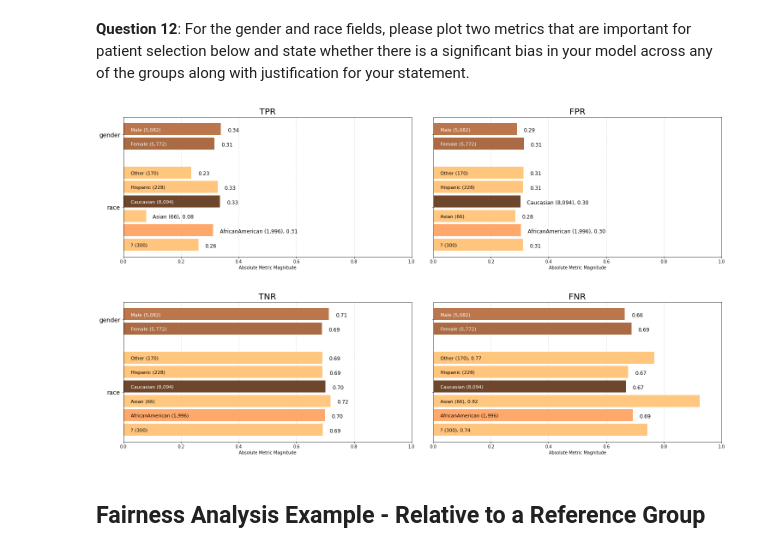
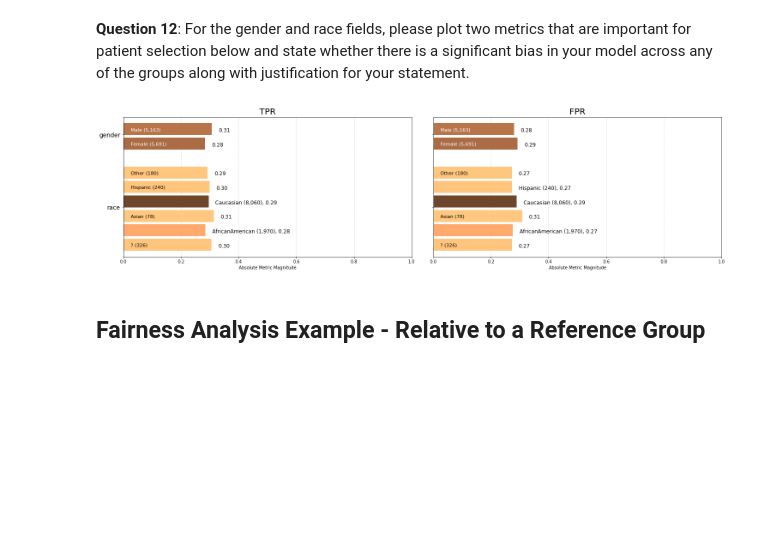
Before and after one commit to ricefields/UdaProject3, a Jupyter notebook: student_project.ipynb, the cells around one changed output. Drawn from its saved outputs; the diff is of its cells as text; code cells hidden in the pictures; blank space fills up the shorter version.

```diff
--- a/student_project.ipynb
+++ b/student_project.ipynb
@@ -1109,18 +1161,16 @@ get_disparity_predefined_group()
 # %%
 # Plot two metrics
 #p = aqp.plot_group_metric_all(xtab, metrics=['tpr', 'fpr', 'ppr', 'pprev', 'fnr'], ncols=5)
 p = aqp.plot_group_metric_all(xtab, metrics=['tpr', 'fpr'], ncols=2)
-p = aqp.plot_group_metric_all(xtab, metrics=['tnr', 'fnr'], ncols=2)
+#p = aqp.plot_group_metric_all(xtab, metrics=['tnr', 'fnr'], ncols=2)
 
 # Is there significant bias in your model for either race or gender?
 # Ans: As per the plots below, there is no major bias around gender or race.
 
-# At the race level, there is seemingly a bias against Asians from the visuals below (TPR is very low of 0.08),
-# but this is inconclusive since the number of Asians in the test set is very low (66) compared to say,
-# African Americans (1996).
+# Asians seem to have a slightly higher TPR (and FPR) that other races but this is inconclusive since their
+# population size (78) is very small compared to the rest (Caucasians 8060 and African Americans 1970).
 # %% [output]
-[figure, old version]
+[figure, new version]
-[figure, removed]
 # %% [markdown]
 ## Fairness Analysis Example - Relative to a Reference Group
 # %% [markdown]
```
Also changed, not shown: parts of 21 cells of this notebook.
